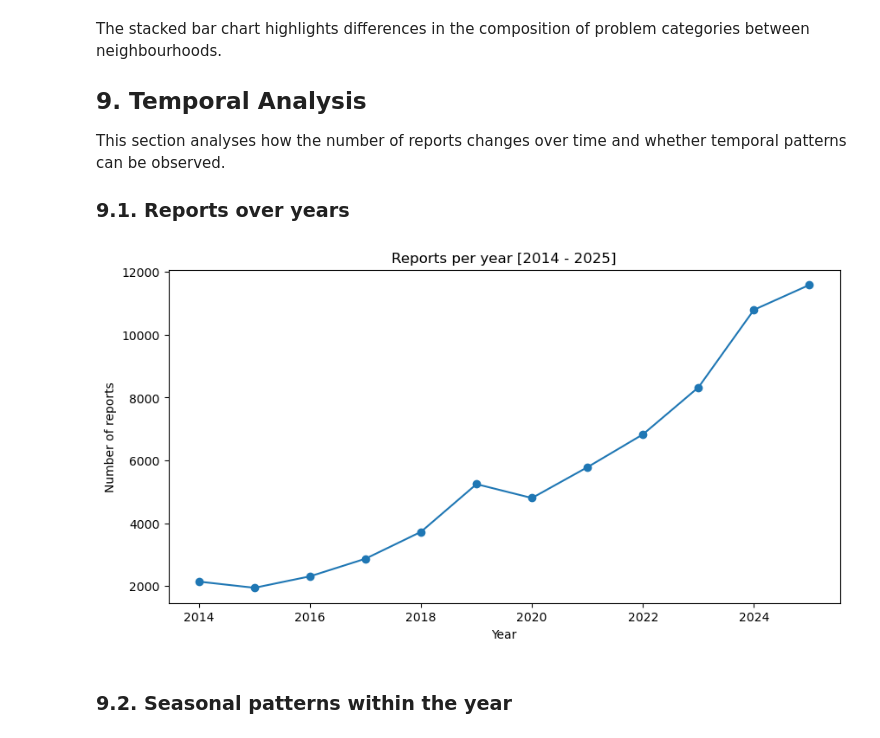
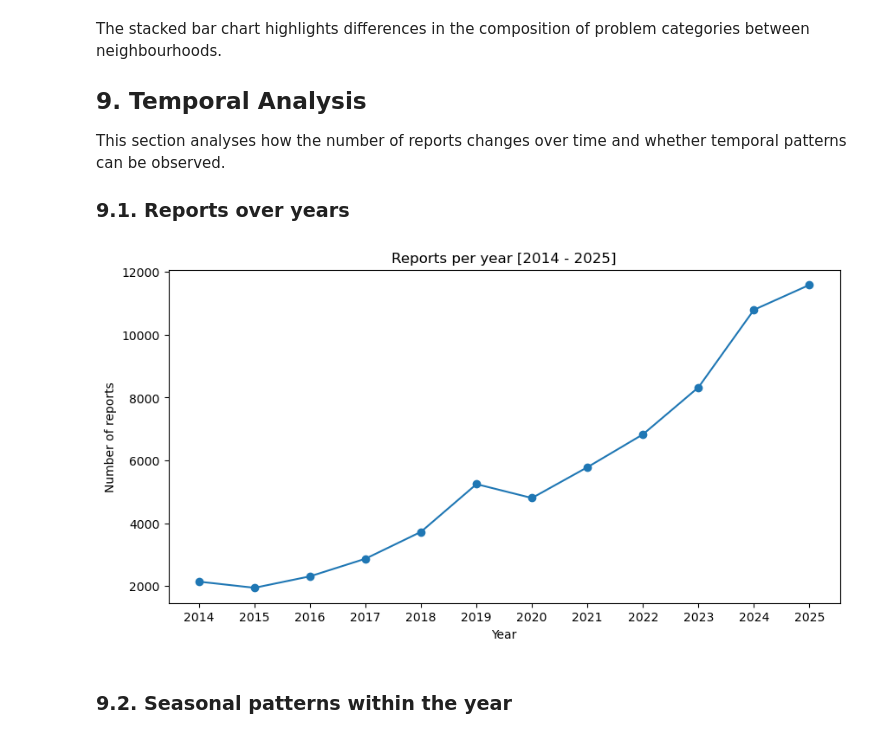
Before and after one commit to konaarnold/zueri-wie-neu-analysis, a Jupyter notebook: notebooks/zueri_wie_neu_analysis.ipynb, the cells around one changed output. Saved outputs shown, nothing was run; the diff lists cells and outputs as text; code cells hidden in the pictures.

```diff
--- a/notebooks/zueri_wie_neu_analysis.ipynb
+++ b/notebooks/zueri_wie_neu_analysis.ipynb
@@ -651,19 +709,31 @@ This section analyses how the number of reports changes over time and whether te
 
 ### 9.1. Reports over years
 # %%
+fig, ax = plt.subplots(figsize=(10, 5))
+
 reports_clean.groupby("year").size().plot(
     kind="line",
     marker="o",
-    figsize=(10,5)
+    ax=ax
 )
 
-plt.title("Reports per year [2014 - 2025]")
-plt.xlabel("Year")
-plt.ylabel("Number of reports")
+ax.set_title("Reports per year [2014 - 2025]")
+ax.set_xlabel("Year")
+ax.set_ylabel("Number of reports")
+
+## show every year on x-axis
+ax.set_xticks(range(2014, 2026))
+
+## save figure
+fig.savefig(
+    "../outputs/maps/reports_per_year_2014_to_2025.png",
+    dpi=300,
+    bbox_inches="tight"
+)
 
 plt.show()
 # %% [output]
-[figure, old version]
+[figure, new version]
 # %% [markdown]
 ### 9.2. Seasonal patterns within the year
 # %%
```
Also changed, not shown: parts of 11 cells of this notebook, 9 other files.
